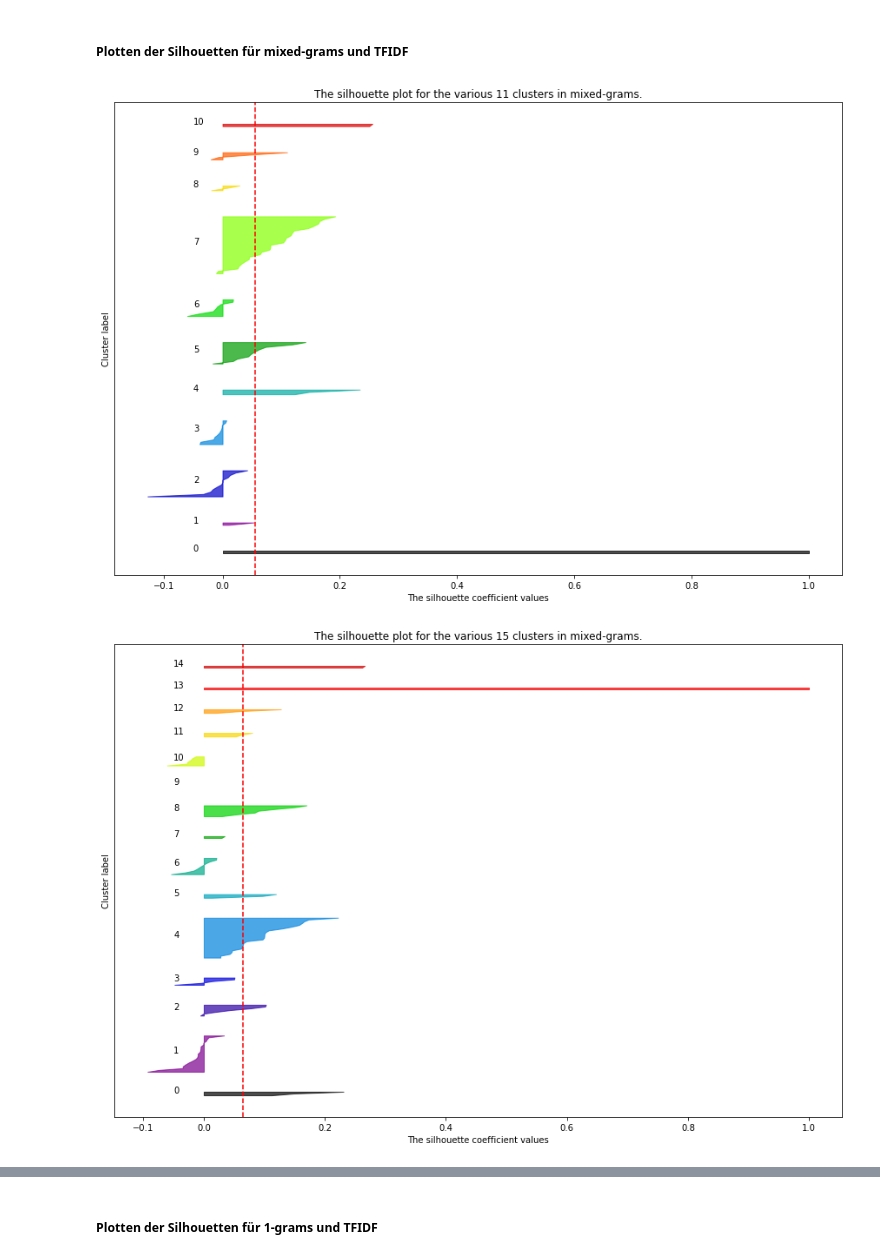
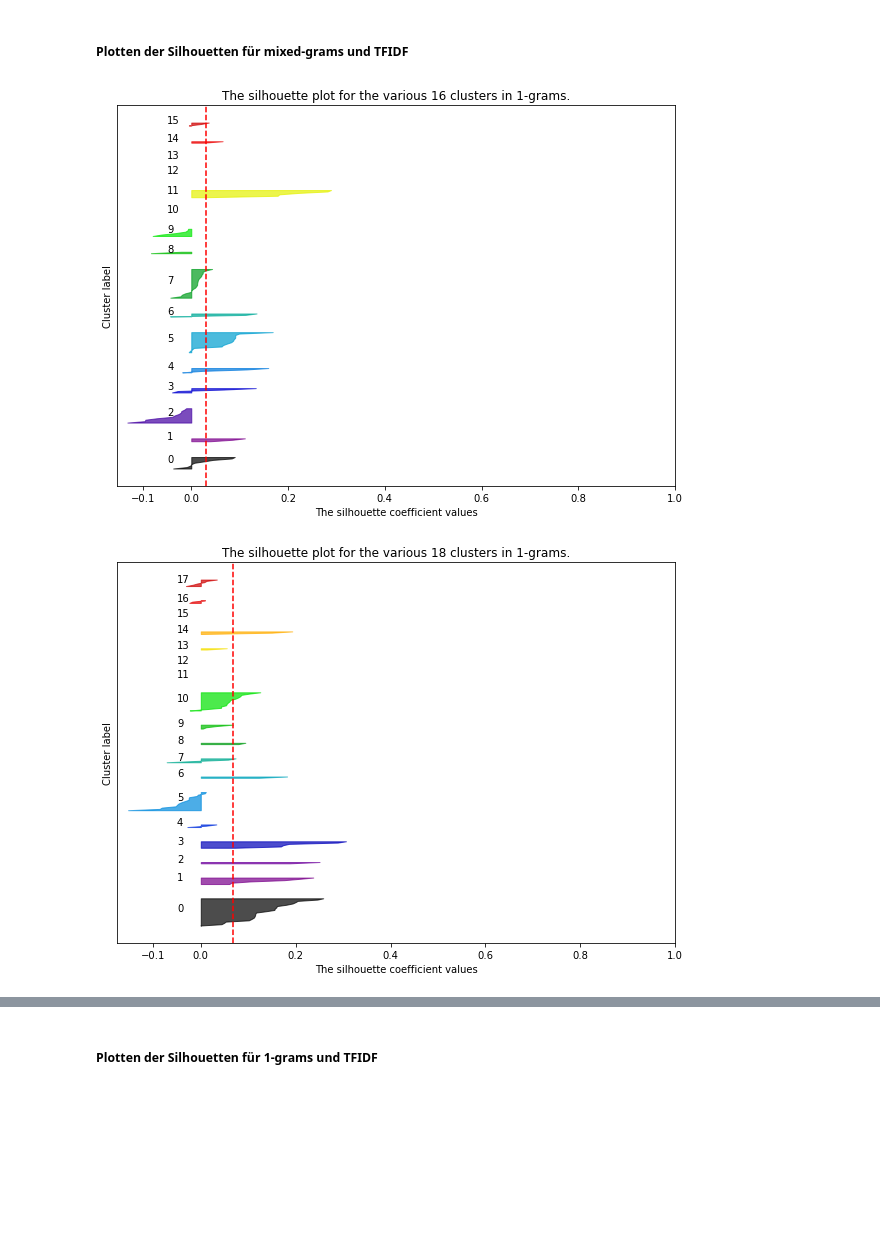
Before and after one commit to HenryMangold/WI3_DataScience, a Jupyter notebook: Task 2/task2a_preprocessing_and_clustering.ipynb, the cells around one changed output, grey strips where cells are left out. Saved outputs shown, nothing was run; the diff lists cells and outputs as text; code cells hidden in the pictures; blank space fills up the shorter version.

```diff
--- a/Task 2/task2a_preprocessing_and_clustering.ipynb
+++ b/Task 2/task2a_preprocessing_and_clustering.ipynb
@@ -57,10 +39,10 @@ for g in grams:
                           'wordreduction':'Lemmatization',
                           'grams':g,
                           'matrix':m})
-        #data_list.append({'data':prep_stem.create_train_data(g, m),
-        #                  'wordreduction':'Stemming',
-        #                  'grams':g,
-         #                 'matrix':m})
+        data_list.append({'data':prep_stem.create_train_data(g, m),
+                          'wordreduction':'Stemming',
+                          'grams':g,
+                          'matrix':m})
 # %% [markdown]
 ### 3. Clustering <a class="anchor" id="Clustering"></a>
 ##### Bestimmen des optimalen Clustering K's mithilfe der Elbow und Silhouetten Methoden
@@ -102,7 +90,7 @@ for ele in elbow_results:
 # %%
 index=1
 for i in elbow_results[0]['silhouette_scores']:
-    if i > 0.06:
-        print(f'{index}: {i}')
+    if i > 0.065:
+        print(f'Cluster size {index}: {i: .4f}')
     index += 1
 # %% [output]
@@ -129,8 +107,8 @@ for i in elbow_results[0]['silhouette_scores']:
 ##### Abrufen der höchsten Silhouetten Scores für mixed-grams und TFIDF
 # %%
 index=1
-for i in elbow_results[1]['silhouette_scores']:
+for i in elbow_results[2]['silhouette_scores']:
     if i > 0.06:
-        print(f'{index}: {i}')
+        print(f'Cluster size {index}: {i: .4f}')
     index += 1
 # %% [output]
@@ -151,9 +129,9 @@ import matplotlib.cm as cm
 import numpy as np
 from matplotlib.pyplot import figure
 
-clusters = [11,15,18,19,60]
+clusters = [16,18,19,27,34]
 
-for ele in [elbow_results[1]]:
+for ele in [elbow_results[0]]:
 
     for x in clusters:
         y_lower = 10
@@ -168,33 +146,33 @@ for ele in [elbow_results[1]]:
             size_cluster_i = ith_cluster_silhouette_values.shape[0]
             y_upper = y_lower + size_cluster_i
 
             color = cm.nipy_spectral(float(i) / x)
             plt.fill_betweenx(
                 np.arange(y_lower, y_upper),
                 0,
                 ith_cluster_silhouette_values,
                 facecolor=color,
                 edgecolor=color,
                 alpha=0.7,
             )
 
             # Label the silhouette plots with their cluster numbers at the middle
             plt.text(-0.05, y_lower + 0.5 * size_cluster_i, str(i))
 
             # Compute the new y_lower for next plot
             y_lower = y_upper + 10  # 10 for the 0 samples
 
         plt.title(f"The silhouette plot for the various {x} clusters in {ele['grams']}.")
         plt.xlabel("The silhouette coefficient values")
         plt.ylabel("Cluster label")
 
         # The vertical line for average silhouette score of all the values
         plt.axvline(x=ele['silhouette_scores'][x], color="red", linestyle="--")
 
         plt.yticks([])  # Clear the yaxis labels / ticks
         plt.xticks([-0.1, 0, 0.2, 0.4, 0.6, 0.8, 1])
-        plt.rcParams["figure.figsize"] = (15,10)
+        plt.rcParams["figure.figsize"] = (10,7)
         plt.show()
 # %% [output]
-[figure, old version]
+[figure, new version]
-[figure, old version]
+[figure, new version]
```
Also changed, not shown: parts of 10 cells of this notebook, 17 other files.
